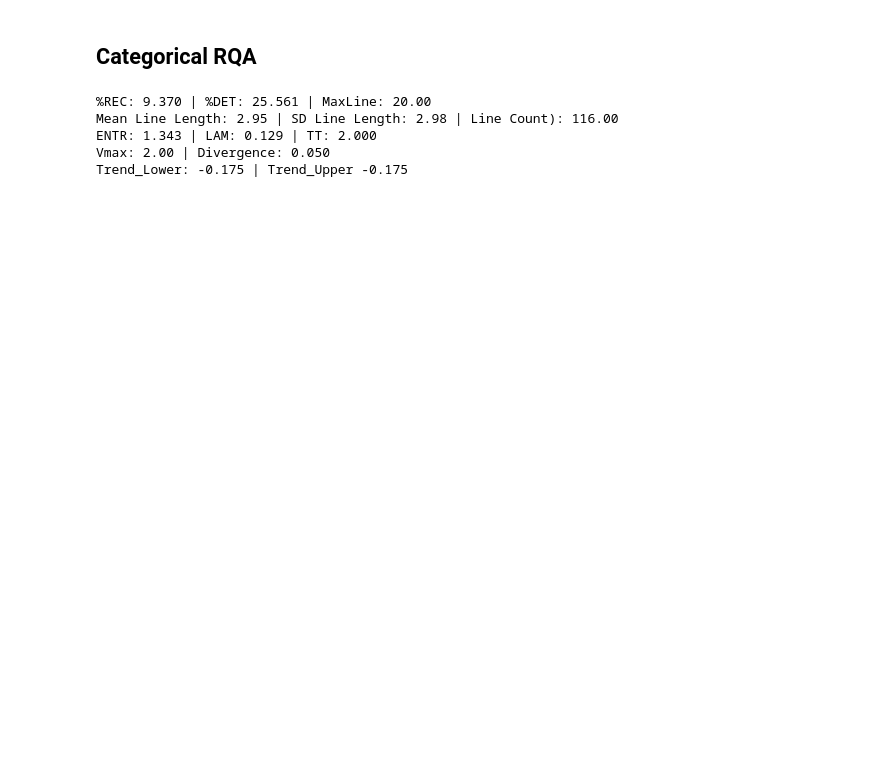
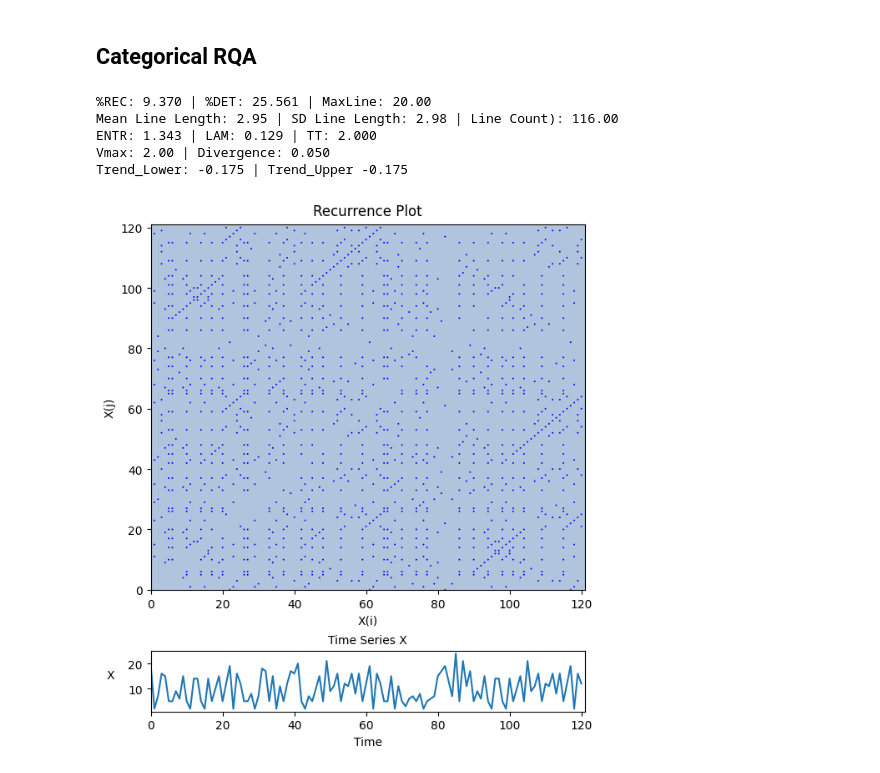
Before and after one commit to cartersale/Recurrence-Quantification-Analysis, a Jupyter notebook: analysisExamples.ipynb, the cells around one changed output. Saved outputs shown, nothing was run; the diff lists cells and outputs as text; code cells hidden in the pictures; blank space fills up the shorter version.

```diff
--- a/analysisExamples.ipynb
+++ b/analysisExamples.ipynb
@@ -79,35 +79,35 @@ Trend_Lower: -0.054 | Trend_Upper -0.248
 # %%
 import pandas as pd
 import numpy as np
 from autoRQA import autoRQA
 
 #Set the filename
 filename = 'exampleData/Elvis.csv'
 
 # Import data
 data = pd.read_csv(filename, header=None, sep='\t').iloc[:, 0].astype(np.float32).values
 
 # Set parameters
 params = {
     'norm': 0,
     'eDim': 1,
     'tLag': 1,
     'rescaleNorm': 1,
     'radius': 0.00001,
     'tw': 2,
     'minl': 2,
-    'doPlots': False,
-    'plotMode': 'recurrence',
-    'phaseSpace': False,
-    'showMetrics': True,
-    'doStatsFile': False
+    'plotMode': 'rp-timeseries', # options: 'none', 'rp', 'rp-timeseries'
+    'pointSize': 2, # Size of points in the plot
+    'showMetrics': True,  # Show metrics in the console
+    'doStatsFile': False  # Write stats to file
 }
 
 # Perform Auto Recurrence Quantification Analysis
 autoRQA(data, params)
 # %% [output]
 %REC: 9.370 | %DET: 25.561 | MaxLine: 20.00
 Mean Line Length: 2.95 | SD Line Length: 2.98 | Line Count): 116.00
 ENTR: 1.343 | LAM: 0.129 | TT: 2.000
 Vmax: 2.00 | Divergence: 0.050
 Trend_Lower: -0.175 | Trend_Upper -0.175
+[figure, added]
```
Also changed, not shown: parts of 2 cells of this notebook, 4 other files.
